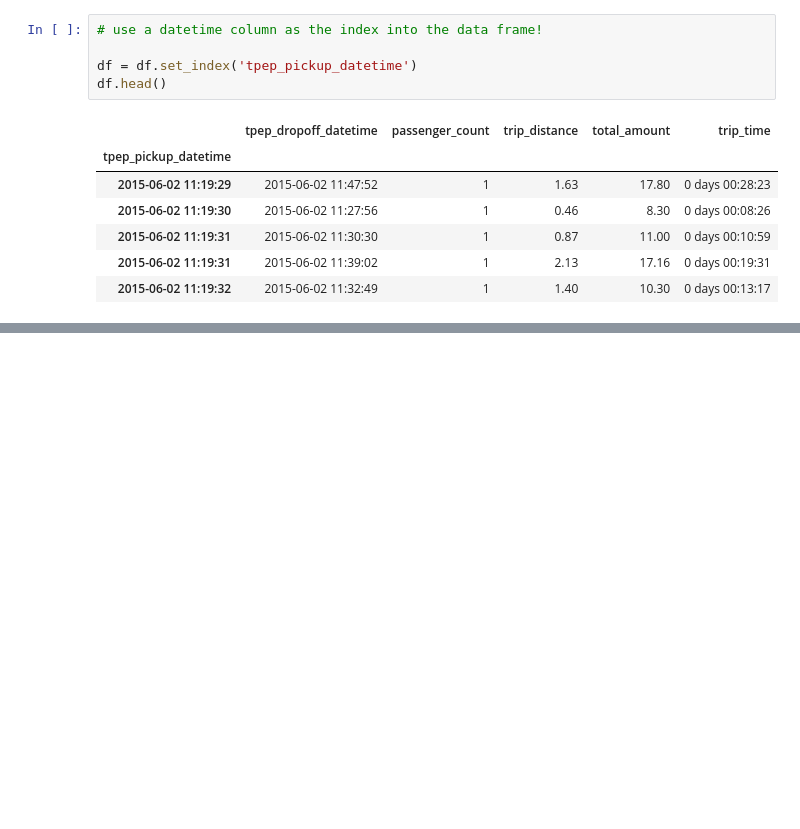
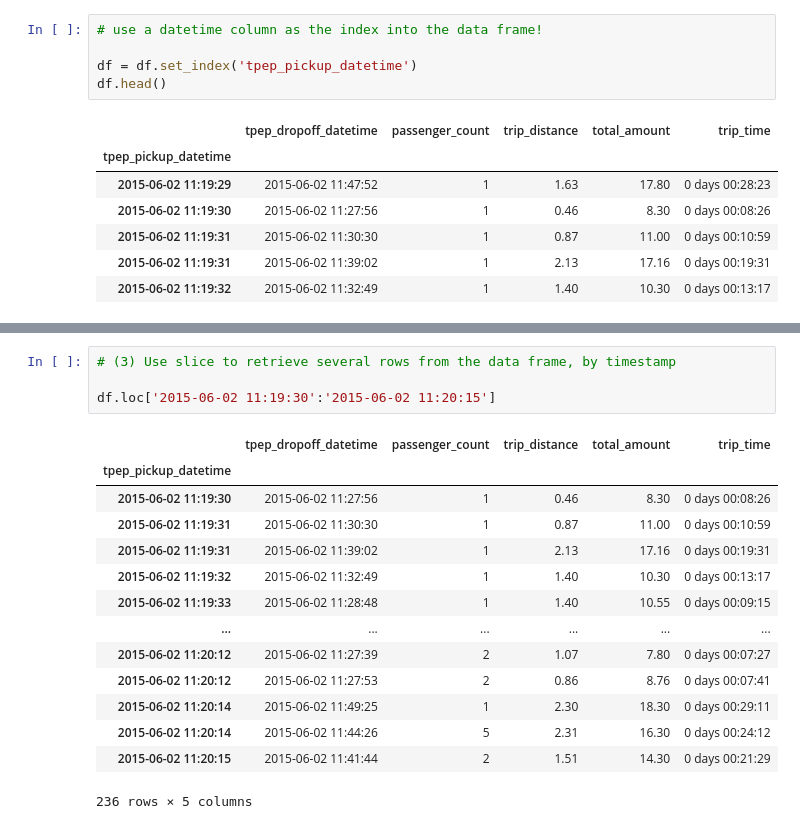
Before and after one commit to ramlaxman/cisco-2020-oct-14-pandas-dates, a Jupyter notebook: Cisco 2020 Oct 14 — pandas dates.ipynb, the cells around one changed output, grey strips where cells are left out. Cells and saved outputs as stored; diff of their text form; blank space fills up the shorter version.

```diff
--- a/Cisco 2020 Oct 14 — pandas dates.ipynb
+++ b/Cisco 2020 Oct 14 — pandas dates.ipynb
@@ -308,0 +346,19 @@ df.loc['2015-06-02 11:19:32']
+# %%
+# (3) Use slice to retrieve several rows from the data frame, by timestamp
+
+df.loc['2015-06-02 11:19:30':'2015-06-02 11:20:15']
+# %% [output]
+|  | tpep_dropoff_datetime | passenger_count | trip_distance | total_amount | trip_time |
+| tpep_pickup_datetime |  |  |  |  |  |
+| 2015-06-02 11:19:30 | 2015-06-02 11:27:56 | 1 | 0.46 | 8.30 | 0 days 00:08:26 |
+| 2015-06-02 11:19:31 | 2015-06-02 11:30:30 | 1 | 0.87 | 11.00 | 0 days 00:10:59 |
+| 2015-06-02 11:19:31 | 2015-06-02 11:39:02 | 1 | 2.13 | 17.16 | 0 days 00:19:31 |
+| 2015-06-02 11:19:32 | 2015-06-02 11:32:49 | 1 | 1.40 | 10.30 | 0 days 00:13:17 |
+| 2015-06-02 11:19:33 | 2015-06-02 11:28:48 | 1 | 1.40 | 10.55 | 0 days 00:09:15 |
+| ... | ... | ... | ... | ... | ... |
+| 2015-06-02 11:20:12 | 2015-06-02 11:27:39 | 2 | 1.07 | 7.80 | 0 days 00:07:27 |
+| 2015-06-02 11:20:12 | 2015-06-02 11:27:53 | 2 | 0.86 | 8.76 | 0 days 00:07:41 |
+| 2015-06-02 11:20:14 | 2015-06-02 11:49:25 | 1 | 2.30 | 18.30 | 0 days 00:29:11 |
+| 2015-06-02 11:20:14 | 2015-06-02 11:44:26 | 5 | 2.31 | 16.30 | 0 days 00:24:12 |
+| 2015-06-02 11:20:15 | 2015-06-02 11:41:44 | 2 | 1.51 | 14.30 | 0 days 00:21:29 |
+236 rows × 5 columns
```
Also changed, not shown: parts of 3 cells of this notebook.
